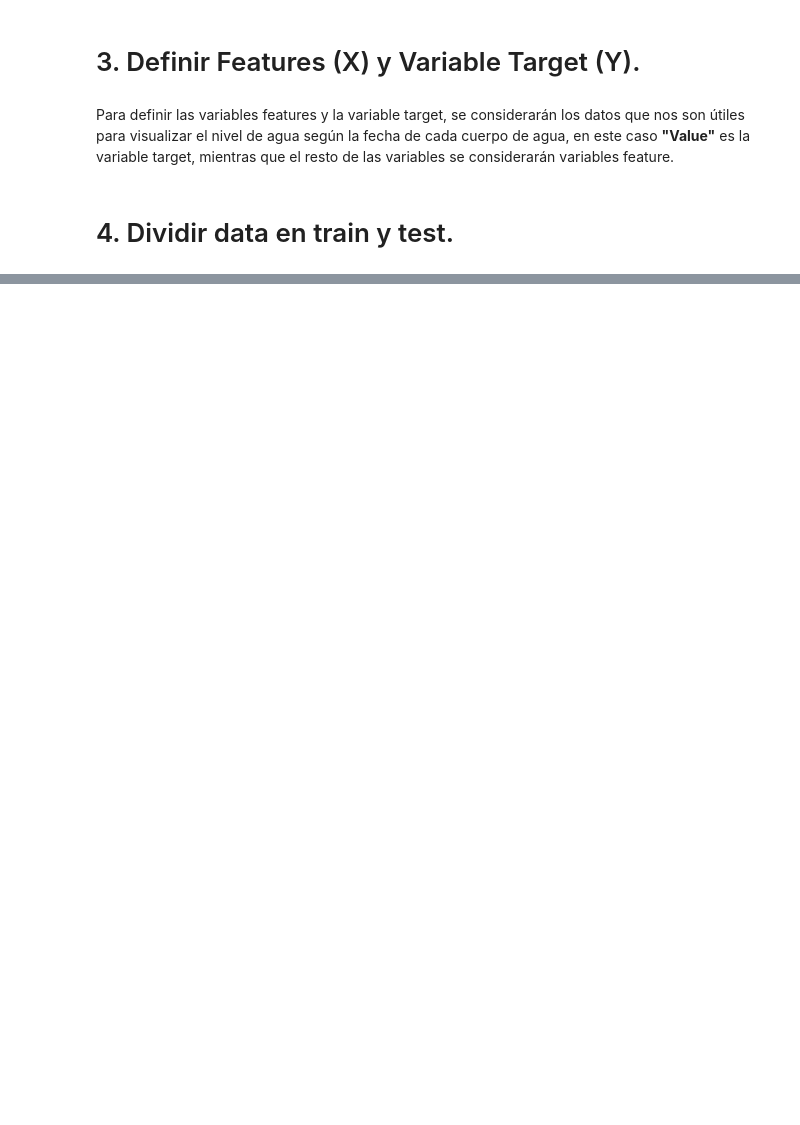
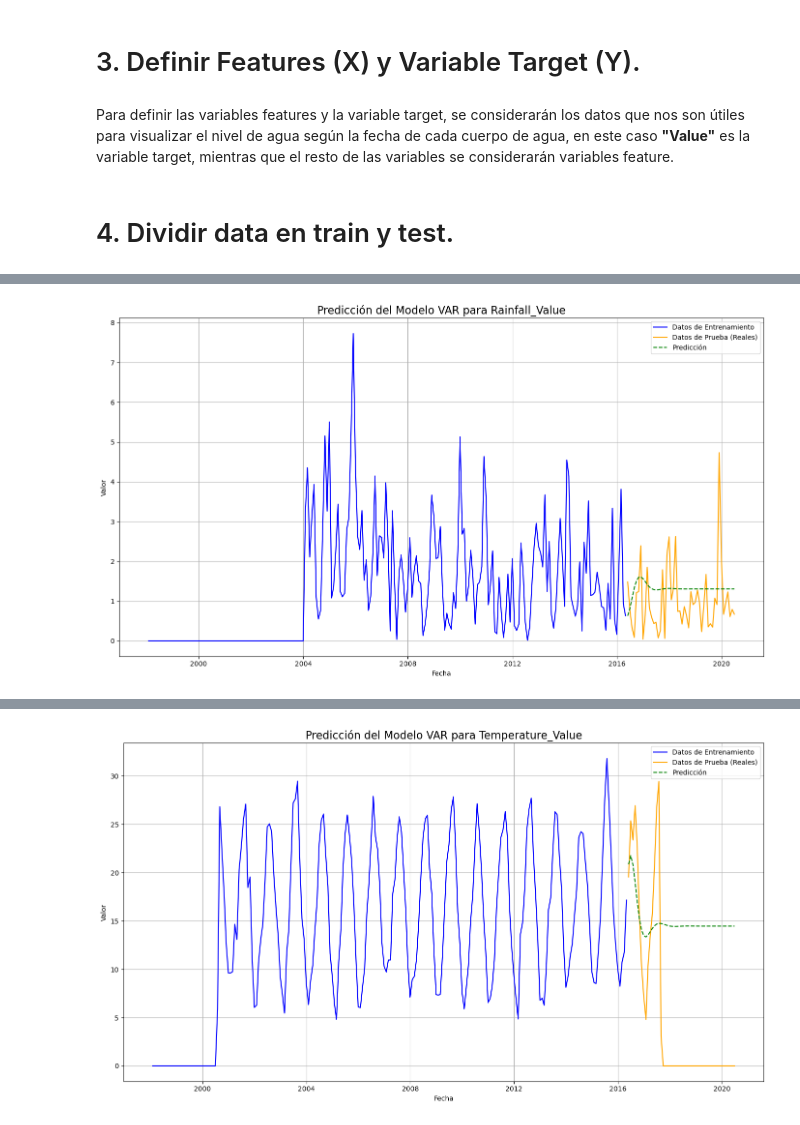
Before and after one commit to Bere333/Smart-Water-Analytics-BBRH, a Jupyter notebook: src/02_modeling_and_evaluation_river.ipynb, the cells around one changed output, grey strips where cells are left out. Saved outputs shown, nothing was run; the diff lists cells and outputs as text; code cells hidden in the pictures; blank space fills up the shorter version.

```diff
--- a/src/02_modeling_and_evaluation_river.ipynb
+++ b/src/02_modeling_and_evaluation_river.ipynb
@@ -193,0 +69,10 @@ plt.show()
+# %%
+df = df_monthly
+# %%
+# Dividir los datos en entrenamiento y prueba
+n_obs = 50 # Número de observaciones para predecir
+train_df = df[:-n_obs]
+test_df = df[-n_obs:]
+
+print(f"Tamaño del conjunto de entrenamiento: {len(train_df)}")
+print(f"Tamaño del conjunto de prueba: {len(test_df)}")
@@ -193,0 +94,2 @@ plt.show()
+# %%
+train_df.drop(columns=['Rainfall_Location'], inplace=True)
@@ -193,0 +179,54 @@ plt.show()
+# %%
+#var_columns_all = ['Rainfall_Value', 'Temperature_Value', 'Hydrometry_Value']
+
+# Seleccionar solo las columnas relevantes del DataFrame original
+df_plot = df[['Rainfall_Value', 'Temperature_Value', 'Hydrometry_Value']]
+# %%
+import matplotlib.pyplot as plt
+
+# Lista de columnas que se usaron para el entrenamiento y la predicción
+var_columns_all = ['Rainfall_Value', 'Temperature_Value', 'Hydrometry_Value']
+
+# # Seleccionar solo las columnas relevantes del DataFrame original
+# df_plot = df[var_columns_all]
+
+# Dividir los datos nuevamente, pero esta vez del DataFrame filtrado
+train_df = df_plot[:-n_obs]
+test_df = df_plot[-n_obs:]
+
+# Tu código de entrenamiento y predicción iría aquí (el que ya está corregido)
+
+# Combinar los DataFrames para una visualización completa
+all_data = pd.concat([train_df, test_df])
+forecast_all = pd.concat([train_df.iloc[-lag_order:], forecast_df])
+
+
+
+# Crear el gráfico para cada una de las variables
+for column in var_columns_all:
+    plt.figure(figsize=(14, 8))
+
+    # 1. Graficar los datos de entrenamiento
+    sns.lineplot(data=train_df[column], label='Datos de Entrenamiento', color='blue')
+
+    # 2. Graficar los datos reales del conjunto de prueba
+    sns.lineplot(data=test_df[column], label='Datos de Prueba (Reales)', color='orange')
+
+    print(forecast_df)
+    # 3. Graficar la predicción
+    # forecast_df ya tiene los índices de fecha correctos para la predicción
+    sns.lineplot(data=forecast_df[column], label='Predicción', color='green', linestyle='--')
+
+    # Opcional: sombrear el área de la predicción
+    # Si quisieras intervalos de confianza para VAR, tendrías que calcularlos con `results.forecast_interval()`
+    # y plotearlos de manera similar a como lo harías con un modelo ARIMA.
+
+    # Título y etiquetas del gráfico
+    plt.title(f'Predicción del Modelo VAR para {column}', fontsize=16)
+    plt.xlabel('Fecha')
+    plt.ylabel('Valor')
+    plt.legend()
+    plt.grid(True)
+    plt.tight_layout()
+    plt.show()
+# %% [output]
@@ -193,0 +250 @@ plt.show()
+[figure, added]
@@ -193,0 +268 @@ plt.show()
+[figure, added]
```
Also changed, not shown: parts of 18 cells of this notebook.
